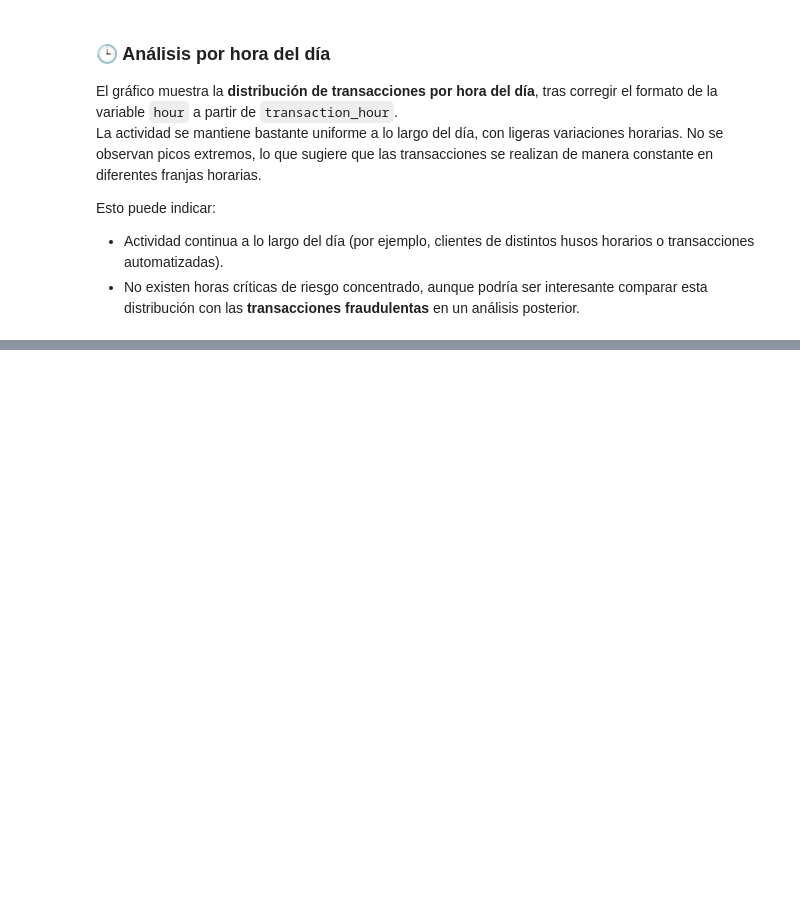
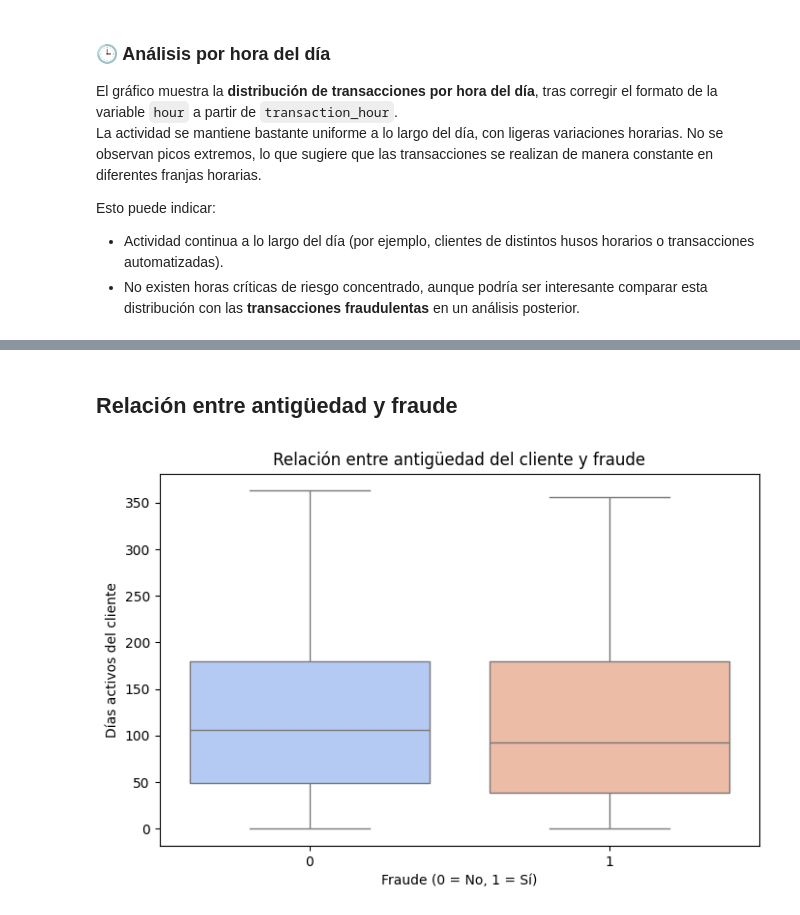
Before and after one commit to PatriciaMerinero/Proyecto_Final_Data_Analytics, a Jupyter notebook: NOTEBOOKS/03_EDA_ANALISIS_DESCRIPTIVO.ipynb, the cells around one changed output, grey strips where cells are left out. Cells and saved outputs as stored; diff of their text form; code cells hidden in the pictures; blank space fills up the shorter version.

```diff
--- a/NOTEBOOKS/03_EDA_ANALISIS_DESCRIPTIVO.ipynb
+++ b/NOTEBOOKS/03_EDA_ANALISIS_DESCRIPTIVO.ipynb
@@ -460,0 +482,12 @@ No se identifican relaciones lineales fuertes entre las variables numéricas pri
+# %% [markdown]
+## Relación entre antigüedad y fraude
+# %%
+# Relación entre antigüedad del cliente y fraude
+plt.figure(figsize=(8,5))
+sns.boxplot(x='is_fraud', y='customer_days_active', data=df, palette='coolwarm')
+plt.title('Relación entre antigüedad del cliente y fraude')
+plt.xlabel('Fraude (0 = No, 1 = Sí)')
+plt.ylabel('Días activos del cliente')
+plt.show()
+# %% [output]
+[figure, added]
```
Also changed, not shown: parts of 11 cells of this notebook.
